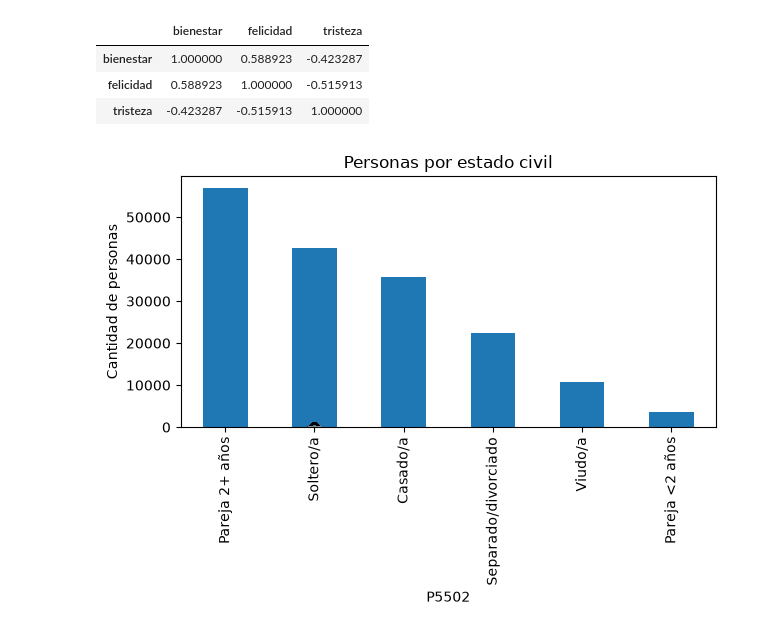
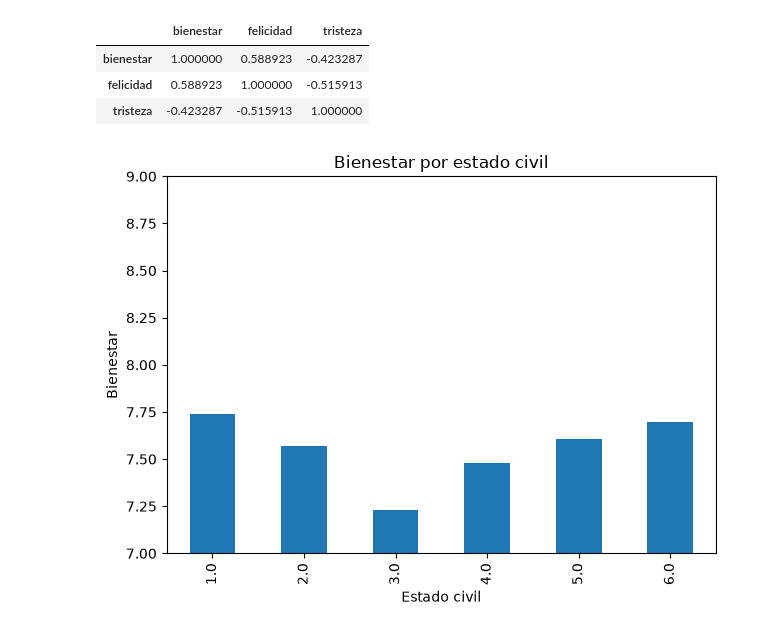
Before and after one commit to Sebast68h/PROYECTO-1-DATA, a Jupyter notebook: notebooks/Proyecto1.ipynb, the cells around one changed output. Drawn from its saved outputs; the diff is of its cells as text; code cells hidden in the pictures.

Commit message:
Grtafico estado civil

```diff
--- a/notebooks/Proyecto1.ipynb
+++ b/notebooks/Proyecto1.ipynb
@@ -354,8 +348,8 @@ def guardar_img(nombre):
     plt.savefig("../outputs/figures/" + nombre)
     plt.show()
 # %%
-usable["P5502"].map(estados).value_counts().plot(kind="bar", title="Personas por estado civil")
-plt.ylabel("Cantidad de personas")
+estado_civil["bienestar_promedio"].plot(kind="bar", title="Bienestar por estado civil", ylim=(7, 9), xlabel="Estado civil")
+plt.ylabel("Bienestar")
 guardar_img("estado_civil_barras.png")
 # %% [output]
-[figure, old version]
+[figure, new version]
```
Also changed, not shown: parts of 3 cells of this notebook, 4 other files.
